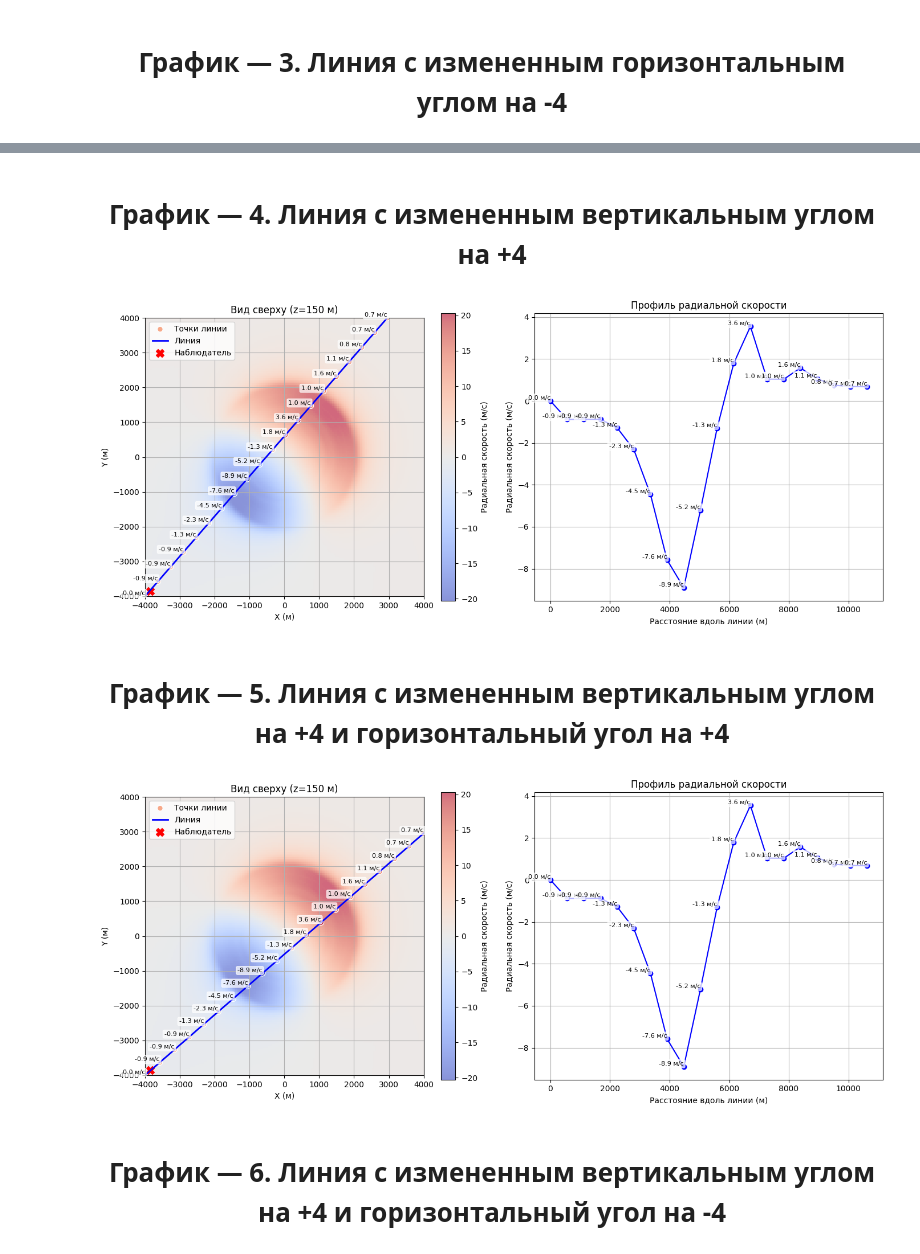
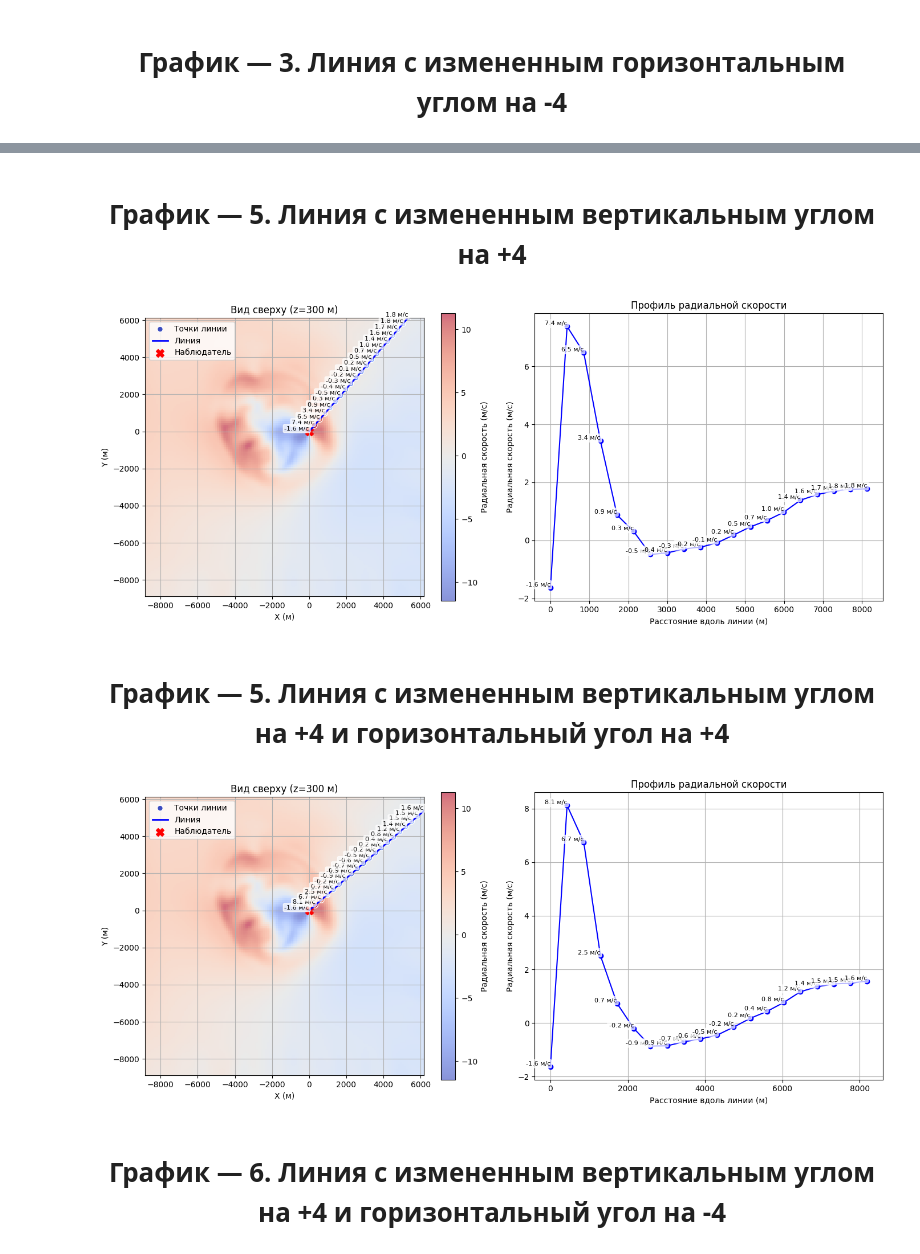
Before and after one commit to DmitryZSer/Meteo_RLS, a Jupyter notebook: calculations/Radial_velocity_report.ipynb, the cells around one changed output, grey strips where cells are left out. Cells and saved outputs as stored; diff of their text form; code cells hidden in the pictures.

```diff
--- a/calculations/Radial_velocity_report.ipynb
+++ b/calculations/Radial_velocity_report.ipynb
@@ -111,7 +25,7 @@ z = np.arange(zstart, zstart + iz * dz, dz)
 X, Y, Z = np.meshgrid(x, y, z, indexing='ij')
 
 # Заданная точка
-x0, y0, z0 = -4000, -4000, 0
+x0, y0, z0 = 0, 0, 0
 
 # Вычисление разностей координат
 delta_x = X - x0
@@ -275,13 +164,13 @@ def trilinear_interpolation(matrix, x, y, z):
 
     return c0 * (1 - zd) + c1 * zd
 # %%
-def plot_line_results(V_radial, z_slice, x, y, points, values, distance, observer_position):
+def plot_line_results(V_radial, z0, x, y, z,  points, values, distance, observer_position):
     """
     Визуализация результатов: радиальная скорость и профиль скорости.
 
     Args:
         V_radial (np.ndarray): 3D массив радиальных скоростей.
-        z_slice (int): Индекс среза по оси Z.
+        z0 (int): Величина в метрах среза  Z.
         x (np.ndarray): Координаты по оси X.
         y (np.ndarray): Координаты по оси Y.
         points (np.ndarray): Точки на линии.
@@ -290,6 +179,7 @@ def plot_line_results(V_radial, z_slice, x, y, points, values, distance, observe
         observer_position (tuple): Позиция наблюдателя (x0, y0).
     """
     import matplotlib.pyplot as plt
+    z_slice = np.argmin(np.abs(z - z0))  # Индекс слоя z
 
     # Срез радиальной скорости
     radial_slice = V_radial[:, :, z_slice]
@@ -317,7 +207,7 @@ def plot_line_results(V_radial, z_slice, x, y, points, values, distance, observe
 
     # Наблюдатель
     plt.scatter(
-        observer_position[0]+100, observer_position[1]+100,
+        observer_position[0]+0, observer_position[1]+0,
         color='red', marker='X', s=100, label='Наблюдатель'
     )
 
@@ -338,7 +228,7 @@ def plot_line_results(V_radial, z_slice, x, y, points, values, distance, observe
 
     plt.xlabel('X (м)')
     plt.ylabel('Y (м)')
-    plt.title('Вид сверху (z=150 м)')
+    plt.title(f'Вид сверху (z={z0} м)')
     plt.legend()
     plt.grid(True)
 
@@ -371,6 +261,10 @@ def plot_line_results(V_radial, z_slice, x, y, points, values, distance, observe
 u_data = read_pws_file("../data/111/PWS_NASA_Dataset111_u.faa")
 v_data = read_pws_file("../data/111/PWS_NASA_Dataset111_v.faa")
 w_data = read_pws_file("../data/111/PWS_NASA_Dataset111_w.faa")
+
+# u_data = read_pws_file("../data/DO-220B Reference Supplement/ADWRS/PWS_NASA_Dataset351_W9_4/PWS_NASA_Dataset351_u.faa")
+# v_data = read_pws_file("../data/DO-220B Reference Supplement/ADWRS/PWS_NASA_Dataset351_W9_4/PWS_NASA_Dataset351_v.faa")
+# w_data = read_pws_file("../data/DO-220B Reference Supplement/ADWRS/PWS_NASA_Dataset351_W9_4/PWS_NASA_Dataset351_w.faa")
 
 origin = np.array(u_data['origin_m'])  # Начало координат датасета
 dx, dy, dz = u_data['resolution_m']     # Шаг сетки
@@ -383,11 +277,11 @@ z = origin[2] + np.arange(iz) * dz
 X, Y, Z = np.meshgrid(x, y, z, indexing='ij')
 
 # Расчет радиальной скорости
-x0, y0, z0 = -4000, -4000, 150  # Точка наблюдателя
+x0, y0, z0 =  -6800, 0, 0# Точка наблюдателя
 # Параметры линии
-azimuth_deg = 45    # Горизонтальный угол
-elevation_deg = 0  # Вертикальный угол
-num_points = 20    # Количество точек
+azimuth_deg = 0 # Горизонтальный угол
+elevation_deg = 3  # Вертикальный угол
+num_points = 15    # Количество точек
 
 
 
@@ -430,7 +324,7 @@ for point in points:
     z_idx = (point[2] - origin[2]) / dz
     values.append(trilinear_interpolation(V_radial, x_idx, y_idx, z_idx))
 
-# print(points)
+print(points)
 # print(values)
 # print(ix)
 # istance = [0.0]
@@ -445,6 +339,5 @@ for i in range(1, len(points)):
 
 distance = np.array(distance)
 
-z_slice = np.argmin(np.abs(z - 150))  # Индекс слоя z=150
-plot_line_results(V_radial, z_slice, x, y, points, values, distance, observer_position=(x0, y0))
+plot_line_results(V_radial, z0, x, y, z, points, values, distance, observer_position=(x0, y0))
 # %% [output]
@@ -647,5 +718,5 @@ plot_line_results(V_radial, z_slice, x, y, points, values, distance, observer_po
 # %% [markdown]
-<h1><center>График — 4. Линия с измененным вертикальным углом на +4</center></h1>
+<h1><center>График — 5. Линия с измененным вертикальным углом на +4</center></h1>
 # %%
 origin = np.array(u_data['origin_m'])  # Начало координат датасета
 dx, dy, dz = u_data['resolution_m']     # Шаг сетки
@@ -656,7 +727,7 @@ z = origin[2] + np.arange(iz) * dz
 X, Y, Z = np.meshgrid(x, y, z, indexing='ij')
 
 # Расчет радиальной скорости
-x0, y0, z0 = -4000, -4000, 150  # Точка наблюдателя
+x0, y0, z0 =  0, 0, 300 # Точка наблюдателя
 # Параметры линии
 azimuth_deg = 49    # Горизонтальный угол
 elevation_deg = 4  # Вертикальный угол
@@ -706,9 +777,9 @@ for i in range(1, len(points)):
     segment = np.sqrt(dx**2 + dy**2 + dz**2)
     distance.append(distance[-1] + segment)  #
 distance = np.array(distance)
-plot_line_results(V_radial, z_slice, x, y, points, values, distance, observer_position=(x0, y0))
+plot_line_results(V_radial, z0, x, y, z, points, values, distance, observer_position=(x0, y0))
 # %% [output]
-[figure, old version]
+[figure, new version]
 # %% [markdown]
 <h1><center>График — 5. Линия с измененным вертикальным углом на +4 и горизонтальный угол на +4</center></h1>
 # %%
@@ -721,7 +792,7 @@ z = origin[2] + np.arange(iz) * dz
 X, Y, Z = np.meshgrid(x, y, z, indexing='ij')
 
 # Расчет радиальной скорости
-x0, y0, z0 = -4000, -4000, 150  # Точка наблюдателя
+x0, y0, z0 =  0, 0, 300 # Точка наблюдателя
 # Параметры линии
 azimuth_deg = 41    # Горизонтальный угол
 elevation_deg = 4  # Вертикальный угол
@@ -745,34 +816,34 @@ origin_line = np.array([x0, y0, z0])
 matrix_shape = np.array([ix-1, iy-1, iz-1])
 
 direction_normalized = direction / np.array([dx, dy, dz])
 
 t_start, t_end = find_intersection(matrix_shape,
                                   (origin_line - origin)/np.array([dx, dy, dz]),
                                   direction_normalized)
 
 t_values = np.linspace(t_start, t_end, num_points)
 points = origin_line + direction * t_values[:, np.newaxis]
 values = []
 for point in points:
     x_idx = (point[0] - origin[0]) / dx
     y_idx = (point[1] - origin[1]) / dy
     z_idx = (point[2] - origin[2]) / dz
     values.append(trilinear_interpolation(V_radial, x_idx, y_idx, z_idx))
 # print(points)
 # print(values)
 # print(ix)
 # istance = [0.0]
 distance = [0.0]
 
 for i in range(1, len(points)):
     dx = points[i][0] - points[i-1][0]
     dy = points[i][1] - points[i-1][1]
     dz = points[i][2] - points[i-1][2]
     segment = np.sqrt(dx**2 + dy**2 + dz**2)
     distance.append(distance[-1] + segment)  #
 distance = np.array(distance)
-plot_line_results(V_radial, z_slice, x, y, points, values, distance, observer_position=(x0, y0))
+plot_line_results(V_radial, z0, x, y, z, points, values, distance, observer_position=(x0, y0))
 # %% [output]
-[figure, old version]
+[figure, new version]
 # %% [markdown]
 <h1><center>График — 6. Линия с измененным вертикальным углом на +4 и горизонтальный угол на -4</center></h1>
```
Also changed, not shown: parts of 10 cells of this notebook, 5 other files.
